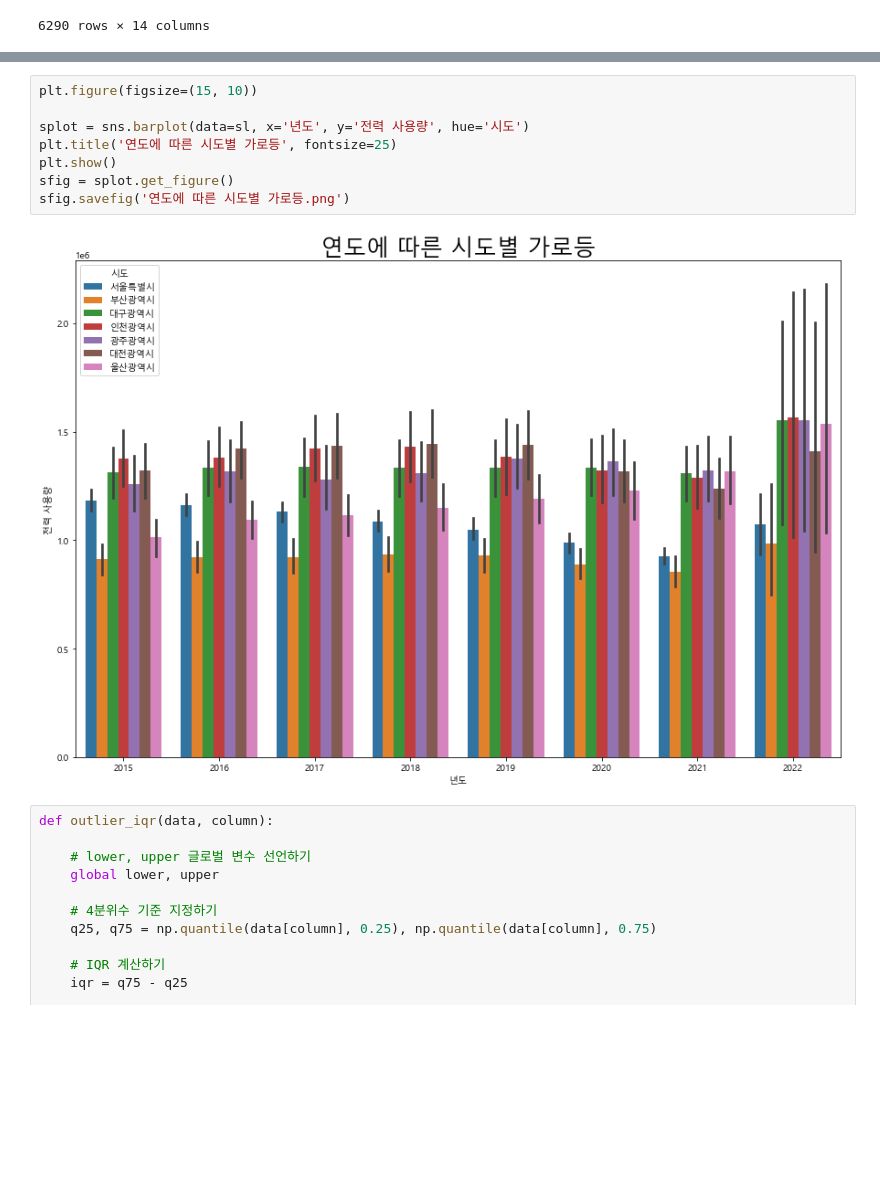
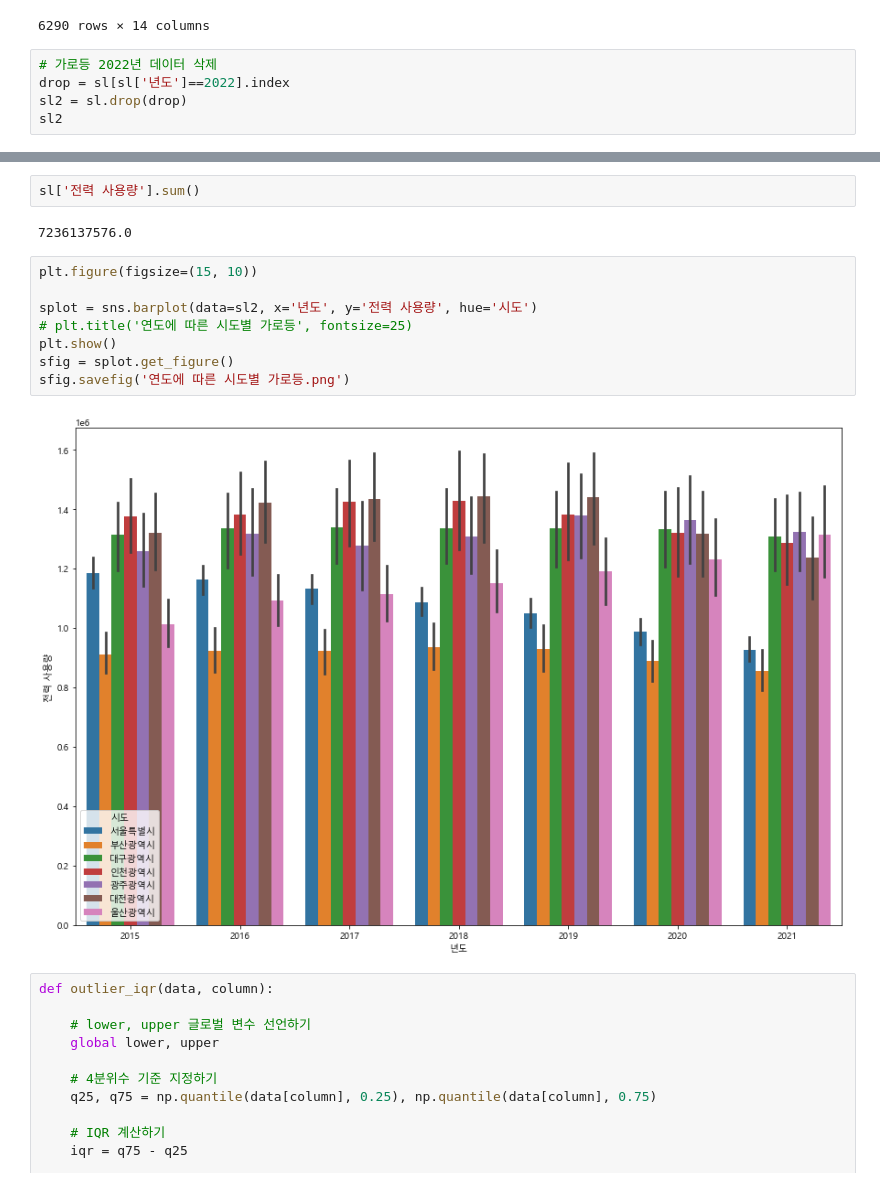
Before and after one commit to gyocheol/MachinLearning_project, a Jupyter notebook: 가로등과 심야 시각화.ipynb, the cells around one changed output, grey strips where cells are left out. Saved outputs shown, nothing was run; the diff lists cells and outputs as text; blank space fills up the shorter version.

```diff
--- a/가로등과 심야 시각화.ipynb
+++ b/가로등과 심야 시각화.ipynb
@@ -85,3 +85,8 @@ sl
 | 43912 | 울산광역시 | 남구 | 가로등 | 2022 | 1 | 1397869.0 | 2164.0 | 2.6 | 1012.6 | 39 | 0.9 | ... |
 | 43919 | 울산광역시 | 울주군 | 가로등 | 2022 | 1 | 2703994.0 | 2164.0 | 2.6 | 1012.6 | 39 | 0.9 | ... |
 6290 rows × 14 columns
+# %%
+# 가로등 2022년 데이터 삭제
+drop = sl[sl['년도']==2022].index
+sl2 = sl.drop(drop)
+sl2
@@ -88,13 +107,17 @@ sl
+# %%
+sl['전력 사용량'].sum()
+# %% [output]
+7236137576.0
 # %%
 plt.figure(figsize=(15, 10))
 
-splot = sns.barplot(data=sl, x='년도', y='전력 사용량', hue='시도')
-plt.title('연도에 따른 시도별 가로등', fontsize=25)
+splot = sns.barplot(data=sl2, x='년도', y='전력 사용량', hue='시도')
+# plt.title('연도에 따른 시도별 가로등', fontsize=25)
 plt.show()
 sfig = splot.get_figure()
 sfig.savefig('연도에 따른 시도별 가로등.png')
 # %% [output]
-[figure, old version]
+[figure, new version]
 # %%
 def outlier_iqr(data, column):
 
```
Also changed, not shown: parts of 17 cells of this notebook, 2 other files.
